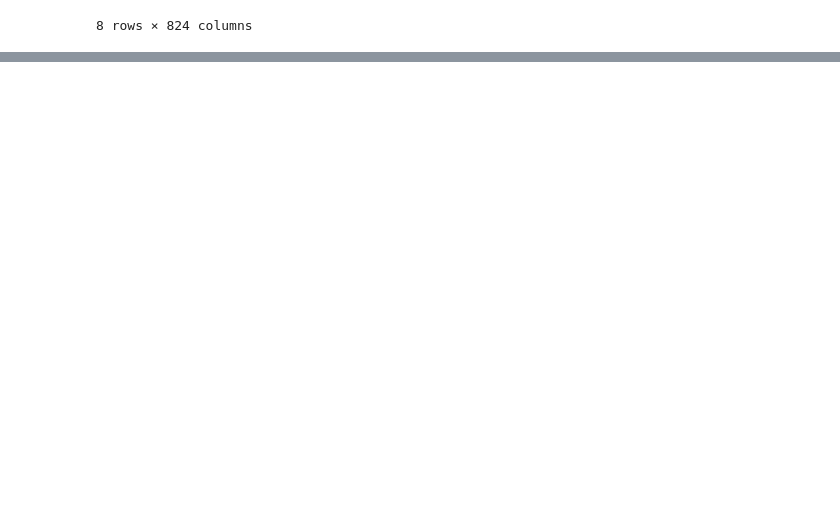
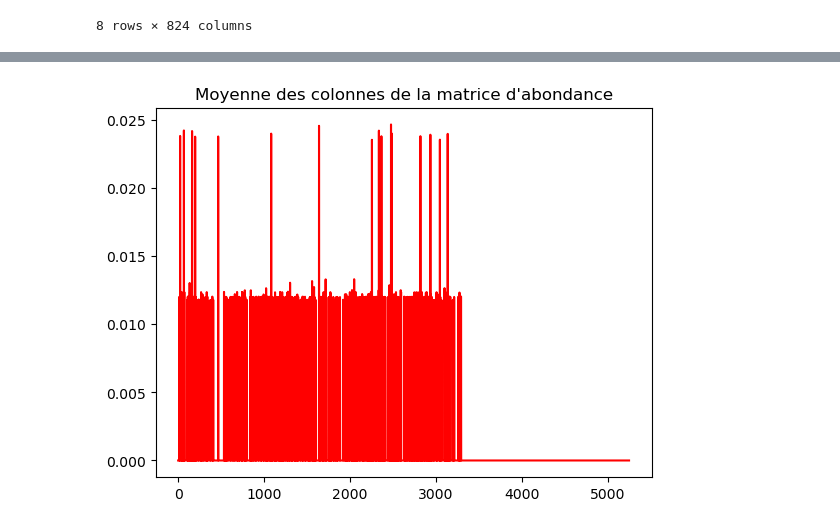
Before and after one commit to VincentEnOptionRV/somicor, a Jupyter notebook: Son v4.ipynb, the cells around one changed output, grey strips where cells are left out. Drawn from its saved outputs; the diff is of its cells as text; code cells hidden in the pictures; blank space fills up the shorter version.

```diff
--- a/Son v4.ipynb
+++ b/Son v4.ipynb
@@ -30,0 +98,5 @@ plt.plot(am);
+# %%
+plt.plot(np.mean(am,axis=1),color='red');
+plt.title("Moyenne des colonnes de la matrice d'abondance");
+# %% [output]
+[figure, added]
```
Also changed, not shown: parts of 9 cells of this notebook.
